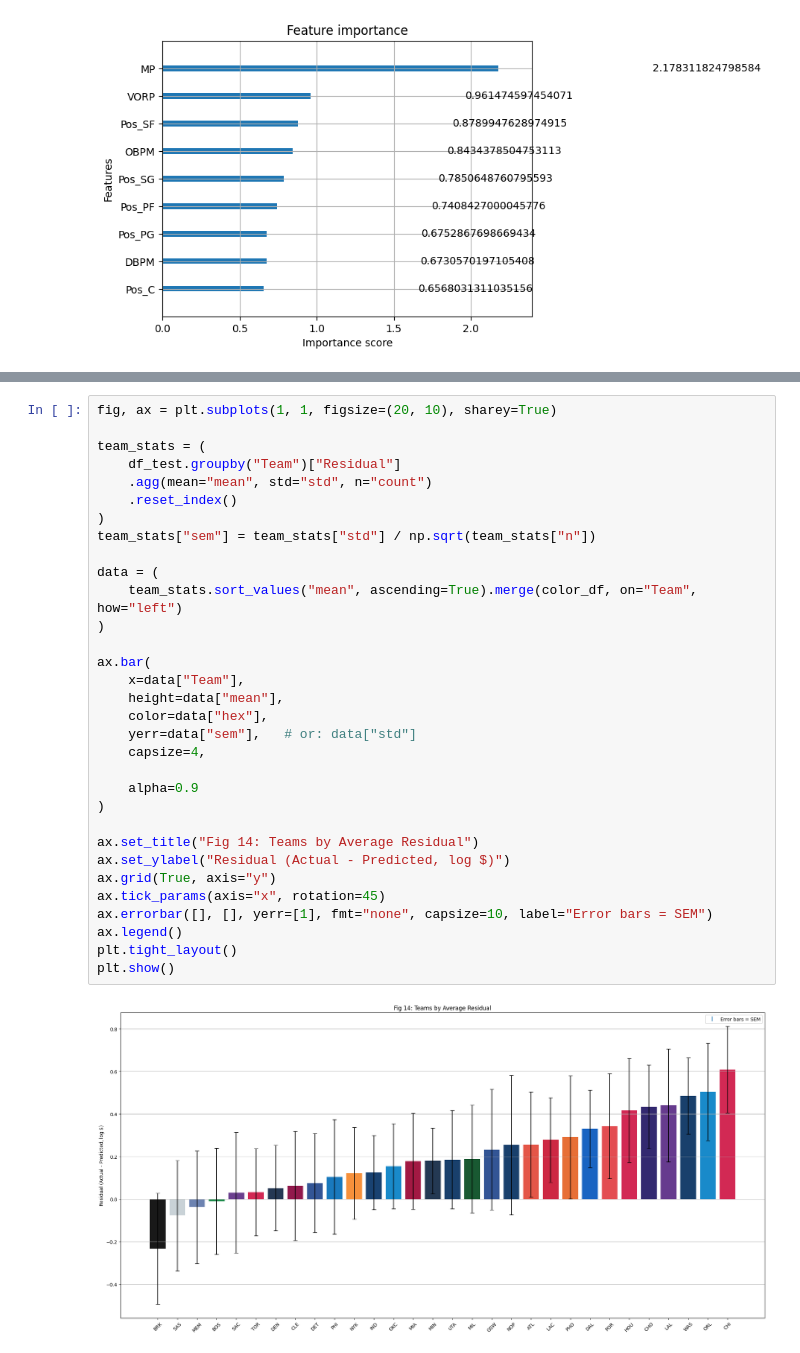
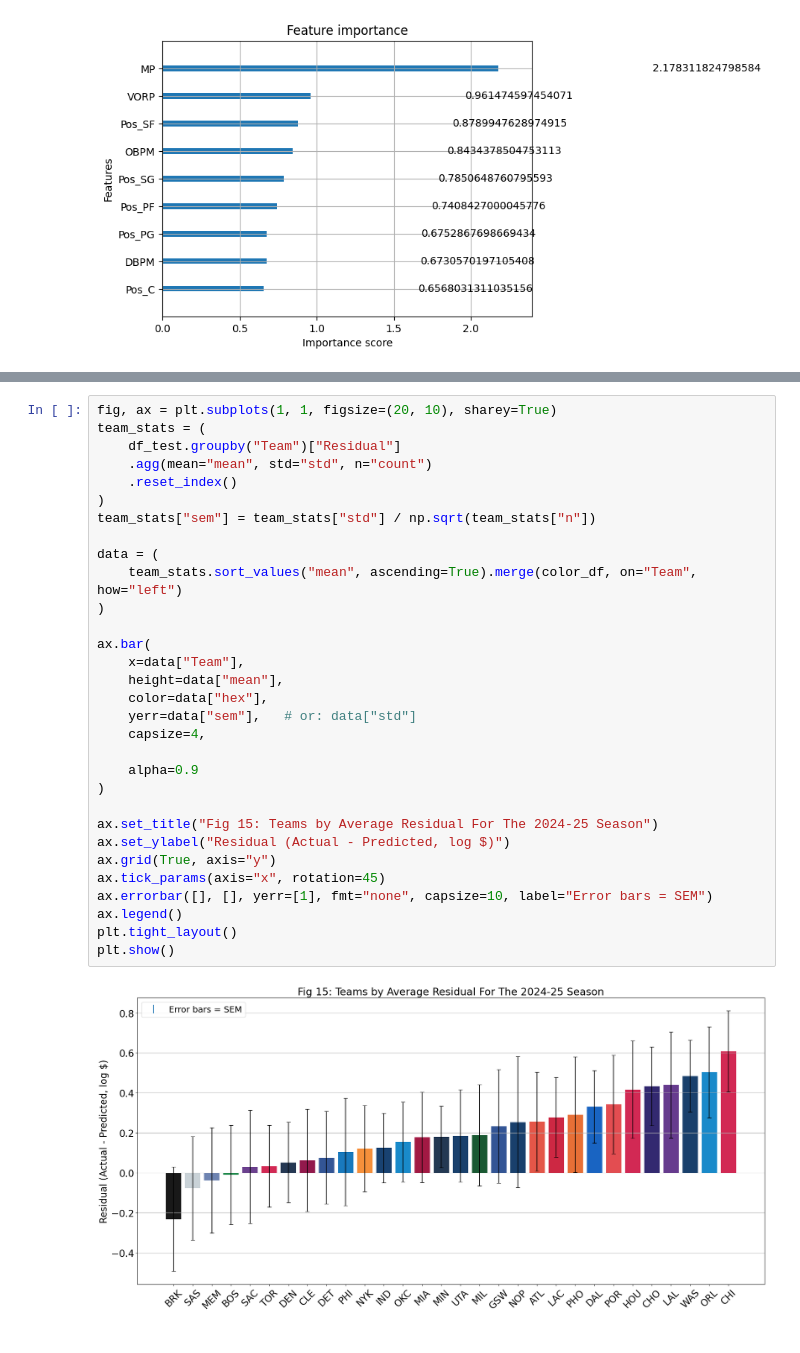
Before and after one commit to jhatch3/NBA-Salary-Minning, a Jupyter notebook: NBA-Salary/main.ipynb, the cells around one changed output, grey strips where cells are left out. Cells and saved outputs as stored; diff of their text form.

```diff
--- a/NBA-Salary/main.ipynb
+++ b/NBA-Salary/main.ipynb
@@ -520,34 +521,33 @@ plt.show()
 # %%
 fig, ax = plt.subplots(1, 1, figsize=(20, 10), sharey=True)
-
 team_stats = (
     df_test.groupby("Team")["Residual"]
     .agg(mean="mean", std="std", n="count")
     .reset_index()
 )
 team_stats["sem"] = team_stats["std"] / np.sqrt(team_stats["n"])
 
 data = (
     team_stats.sort_values("mean", ascending=True).merge(color_df, on="Team", how="left")
 )
 
 ax.bar(
     x=data["Team"],
     height=data["mean"],
     color=data["hex"],
     yerr=data["sem"],   # or: data["std"]
     capsize=4,
 
     alpha=0.9
 )
 
-ax.set_title("Fig 14: Teams by Average Residual")
+ax.set_title("Fig 15: Teams by Average Residual For The 2024-25 Season")
 ax.set_ylabel("Residual (Actual - Predicted, log $)")
 ax.grid(True, axis="y")
 ax.tick_params(axis="x", rotation=45)
 ax.errorbar([], [], yerr=[1], fmt="none", capsize=10, label="Error bars = SEM")
 ax.legend()
 plt.tight_layout()
 plt.show()
 # %% [output]
-[figure, old version]
+[figure, new version]
```
Also changed, not shown: parts of 8 cells of this notebook.
